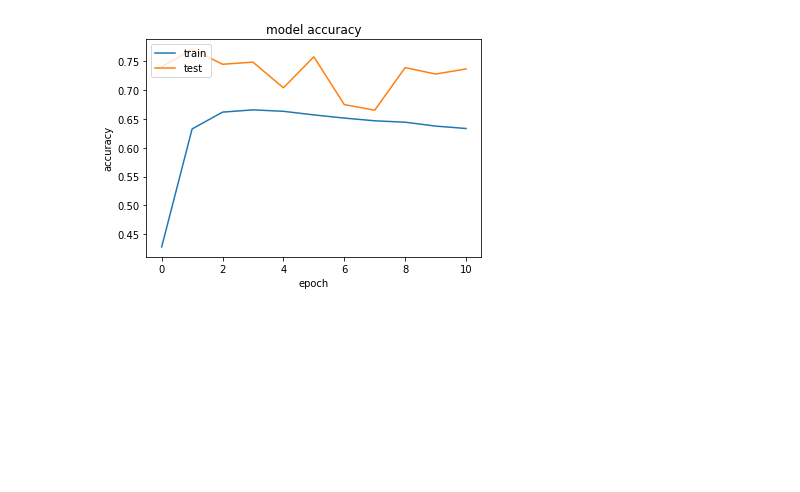
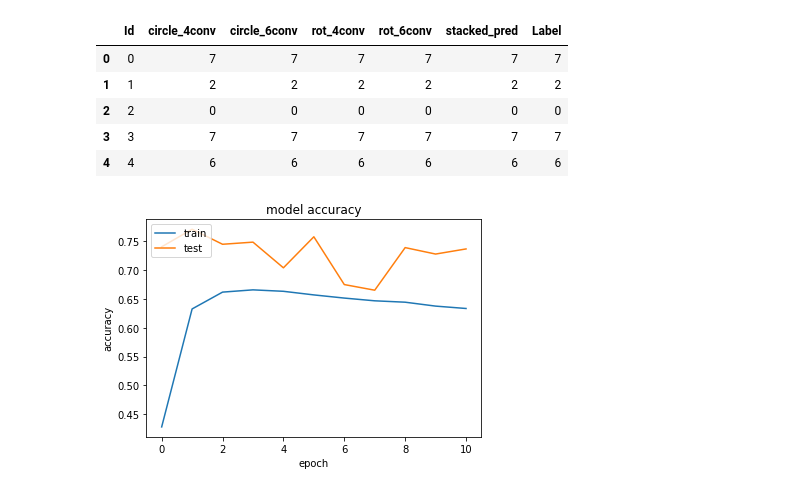
Before and after one commit to tamirbennatan/EMNIST-Classification, a Jupyter notebook: model_results/CNN-Results.ipynb, the cells around one changed output. Drawn from its saved outputs; the diff is of its cells as text; code cells hidden in the pictures; blank space fills up the shorter version.

Commit message:
preprocessing changes, start paper, aggregated predictions

```diff
--- a/model_results/CNN-Results.ipynb
+++ b/model_results/CNN-Results.ipynb
@@ -30,0 +196,23 @@ with open("../CNN/history/history__4_conv_Mar17_1957", "rb") as handle:
+# %%
+rot_6conv_test_pred = model_6conv_rot.predict_classes(X_test_rot.reshape((10000,28,28,1)))
+# %%
+# put all in a data
+stacked_test = pd.DataFrame({"Id": range(10000),
+                             "circle_4conv" : circle_4conv_test_pred,
+                             "circle_6conv" : circle_6conv_test_pred,
+                             "rot_4conv" : rot_4conv_test_pred,
+                             "rot_6conv" : rot_6conv_test_pred})
+# %%
+stacked_test['stacked_pred'] = stacked_test.apply(lambda x: np.argmax(np.bincount(x)), axis = 1)
+# %%
+# submit stacked predictions
+stacked_test["Label"] = stacked_test['stacked_pred']
+# %%
+stacked_test.head()
+# %% [output]
+|  | Id | circle_4conv | circle_6conv | rot_4conv | rot_6conv | stacked_pred | Label |
+| 0 | 0 | 7 | 7 | 7 | 7 | 7 | 7 |
+| 1 | 1 | 2 | 2 | 2 | 2 | 2 | 2 |
+| 2 | 2 | 0 | 0 | 0 | 0 | 0 | 0 |
+| 3 | 3 | 7 | 7 | 7 | 7 | 7 | 7 |
+| 4 | 4 | 6 | 6 | 6 | 6 | 6 | 6 |
```
Also changed, not shown: parts of 72 cells of this notebook, 30 other files.
